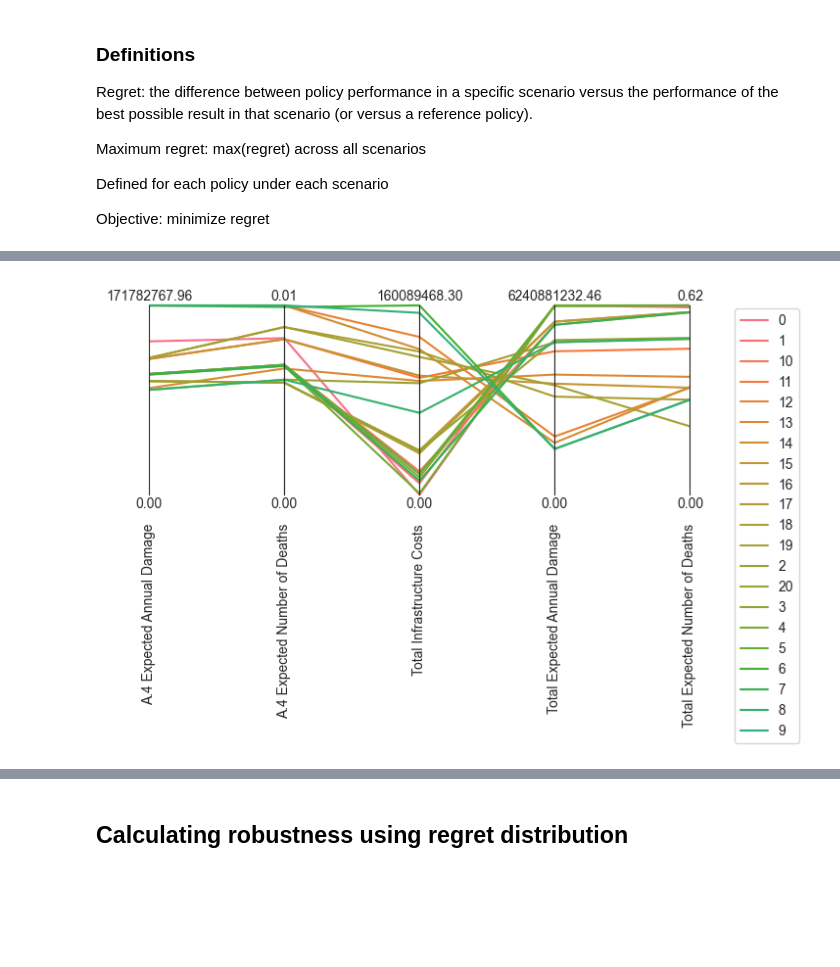
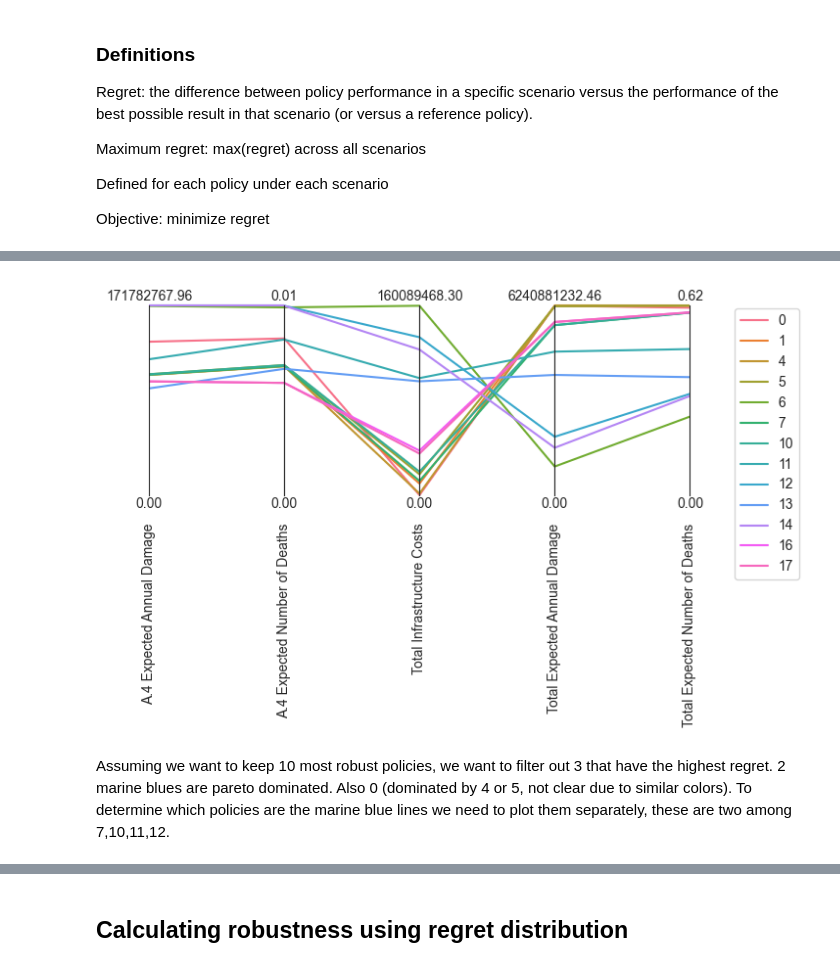
Before and after one commit to ghsher/epa1361_group15, a Jupyter notebook: final assignment/Robustness_DS.ipynb, the cells around one changed output, grey strips where cells are left out. Saved outputs shown, nothing was run; the diff lists cells and outputs as text; code cells hidden in the pictures; blank space fills up the shorter version.

Commit message:
Update robustness_ds with filtering the input policy set to 10 policies with best robustness. Writes a csv with those policies.

```diff
--- a/final assignment/Robustness_DS.ipynb
+++ b/final assignment/Robustness_DS.ipynb
@@ -107,8 +107,8 @@ limits = parcoords.get_limits(data)
 limits.loc[0, ['A.4 Expected Annual Damage', 'A.4 Expected Number of Deaths', 'Total Infrastructure Costs',
                'Total Expected Annual Damage', 'Total Expected Number of Deaths']] = 0
 
-# sns.color_palette() has less than 18 colors.
-colors = sns.color_palette("husl", 50)
+# sns.color_palette() has 10 colors.
+colors = sns.color_palette("husl", 21)
 paraxes = parcoords.ParallelAxes(limits, fontsize=10)
 
 for i, (index, row) in enumerate(data.iterrows()):
@@ -120,0 +123,15 @@ plt.show()
+# %%
+data = scores.head(11)
+limits = parcoords.get_limits(data)
+limits.loc[0, ['A.4 Expected Annual Damage', 'A.4 Expected Number of Deaths', 'Total Infrastructure Costs',
+               'Total Expected Annual Damage', 'Total Expected Number of Deaths']] = 0
+
+# sns.color_palette() has 10 colors.
+colors = sns.color_palette("husl", 11)
+paraxes = parcoords.ParallelAxes(limits, fontsize=10)
+
+for i, (index, row) in enumerate(data.iterrows()):
+    paraxes.plot(row.to_frame().T, label=str(index), color=colors[i])
+paraxes.legend()
+
+plt.show()
@@ -120,0 +144,14 @@ plt.show()
+# %%
+data = scores.tail(10)
+limits = parcoords.get_limits(data)
+limits.loc[0, ['A.4 Expected Annual Damage', 'A.4 Expected Number of Deaths', 'Total Infrastructure Costs',
+               'Total Expected Annual Damage', 'Total Expected Number of Deaths']] = 0
+
+colors = sns.color_palette()
+paraxes = parcoords.ParallelAxes(limits, fontsize=10)
+
+for i, (index, row) in enumerate(data.iterrows()):
+    paraxes.plot(row.to_frame().T, label=str(index), color=colors[i])
+paraxes.legend()
+
+plt.show()
@@ -144,6 +185,9 @@ for outcome in model.outcomes:
     data = pd.DataFrame({outcome.name: outcomes[outcome.name],
                          "policy":experiments['policy'],
                          "scenario":experiments['scenario']})
+
+    # filter out rows that are not for policies kept according to signal/ratio metric.
+    data = data[data['policy'].isin(['0','10','1','11','12','13','14','16','17','4','5','6','7'])]
 
     # reorient the data by indexing with policy and scenario id
     data = data.pivot(index='scenario', columns='policy')
@@ -173,23 +217,26 @@ plt.show()
 # %%
-# as sns.color_palette() has less than 18 colors.
-colors = sns.color_palette("husl", 50)
+# as sns.color_palette() has less 10 colors.
+colors = sns.color_palette("husl", 13)
 
 data = max_regret
 
 # makes it easier to identify the policy associated with each line
 # in the parcoords plot
 # data['policy'] = data.index.astype("float64")
 
 limits = parcoords.get_limits(data)
 limits.loc[0, ['A.4 Expected Annual Damage', 'A.4 Expected Number of Deaths', 'Total Infrastructure Costs',
                'Total Expected Annual Damage', 'Total Expected Number of Deaths']] = 0
 
 paraxes = parcoords.ParallelAxes(limits, fontsize=10)
 
 for i, (index, row) in enumerate(data.iterrows()):
     paraxes.plot(row.to_frame().T, label=str(index), color=colors[i])
 paraxes.legend()
 
 plt.show()
 # %% [output]
-[figure, old version]
+[figure, new version]
+# %% [markdown]
+Assuming we want to keep 10 most robust policies, we want to filter out 3 that have the highest regret.
+2 marine blues are pareto dominated. Also 0 (dominated by 4 or 5, not clear due to similar colors). To determine which policies are the marine blue lines we need to plot them separately, these are two among 7,10,11,12.
```
Also changed, not shown: parts of 16 cells of this notebook, 1 other file.
